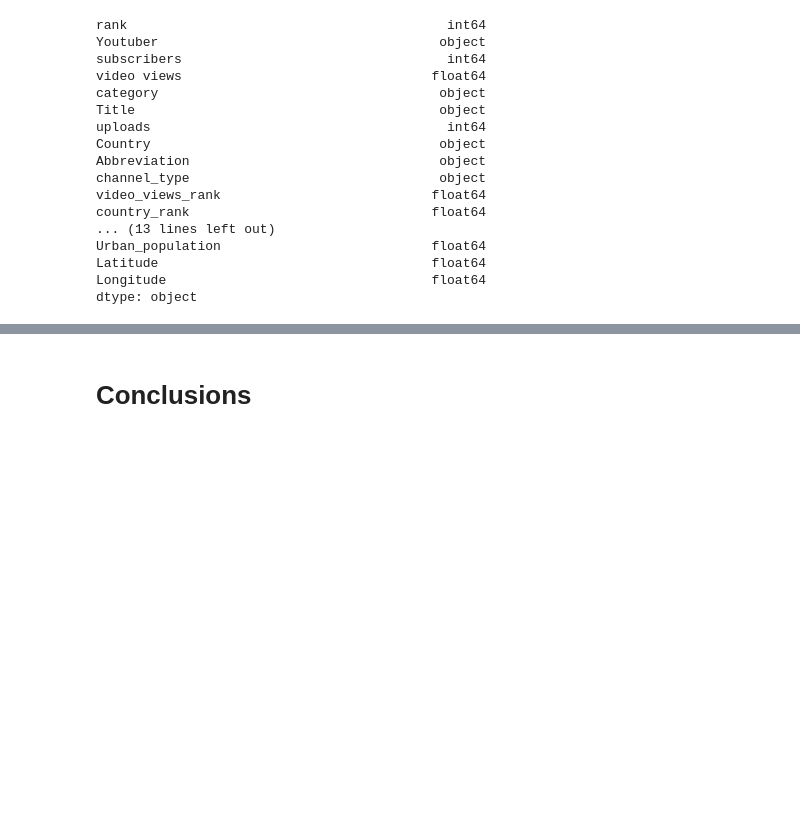
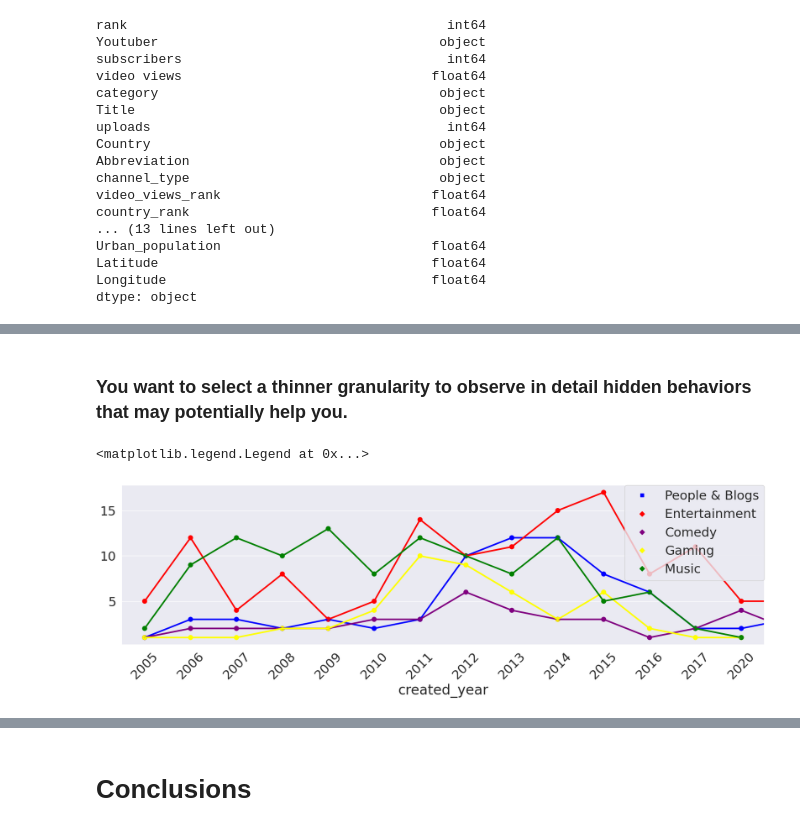
Before and after one commit to Iroyoshi/Data-Exploratory-Analysis, a Jupyter notebook: Introducción/Introducción_EDA.ipynb, the cells around one changed output, grey strips where cells are left out. Cells and saved outputs as stored; diff of their text form; code cells hidden in the pictures; blank space fills up the shorter version.

```diff
--- a/Introducción/Introducción_EDA.ipynb
+++ b/Introducción/Introducción_EDA.ipynb
@@ -307,0 +371,26 @@ Text(0.5, 1.0, 'Youtube Channel Counts Timeline')
+# %% [markdown]
+### **You want to select a thinner granularity to observe in detail hidden behaviors that may potentially help you.**
+# %%
+Category_Year=youtube.groupby('category').created_year.value_counts()
+
+fig = plt.figure(figsize=(20,5))
+plt.xticks(rotation=45)
+sns.set(font_scale=2)
+sns.pointplot(x=Category_Year['People & Blogs'].index, y=Category_Year['People & Blogs'].values,color='blue')
+sns.pointplot(x=Category_Year['Entertainment'].index, y=Category_Year['Entertainment'].values,color='red')
+sns.pointplot(x=Category_Year['Comedy'].index, y=Category_Year['Comedy'].values,color='purple')
+sns.pointplot(x=Category_Year['Gaming'].index, y=Category_Year['Gaming'].values,color='yellow')
+sns.pointplot(x=Category_Year['Music'].index, y=Category_Year['Music'].values,color='green')
+#fig.legend(labels=['People & Blogs','Entertainment','Comedy','Gaming','Music'])
+
+import matplotlib.lines as mlines
+
+one = mlines.Line2D([], [], color='blue', marker='s', ls='', label='People & Blogs')
+two = mlines.Line2D([], [], color='red', marker='D', ls='', label='Entertainment')
+three = mlines.Line2D([], [], color='purple', marker='D', ls='', label='Comedy')
+four = mlines.Line2D([], [], color='yellow', marker='D', ls='', label='Gaming')
+five = mlines.Line2D([], [], color='green', marker='D', ls='', label='Music')
+plt.legend(handles=[one, two, three, four, five], loc='upper right', borderaxespad=0.)
+# %% [output]
+<matplotlib.legend.Legend at 0x...>
+[figure, added]
```
Also changed, not shown: parts of 46 cells of this notebook.
